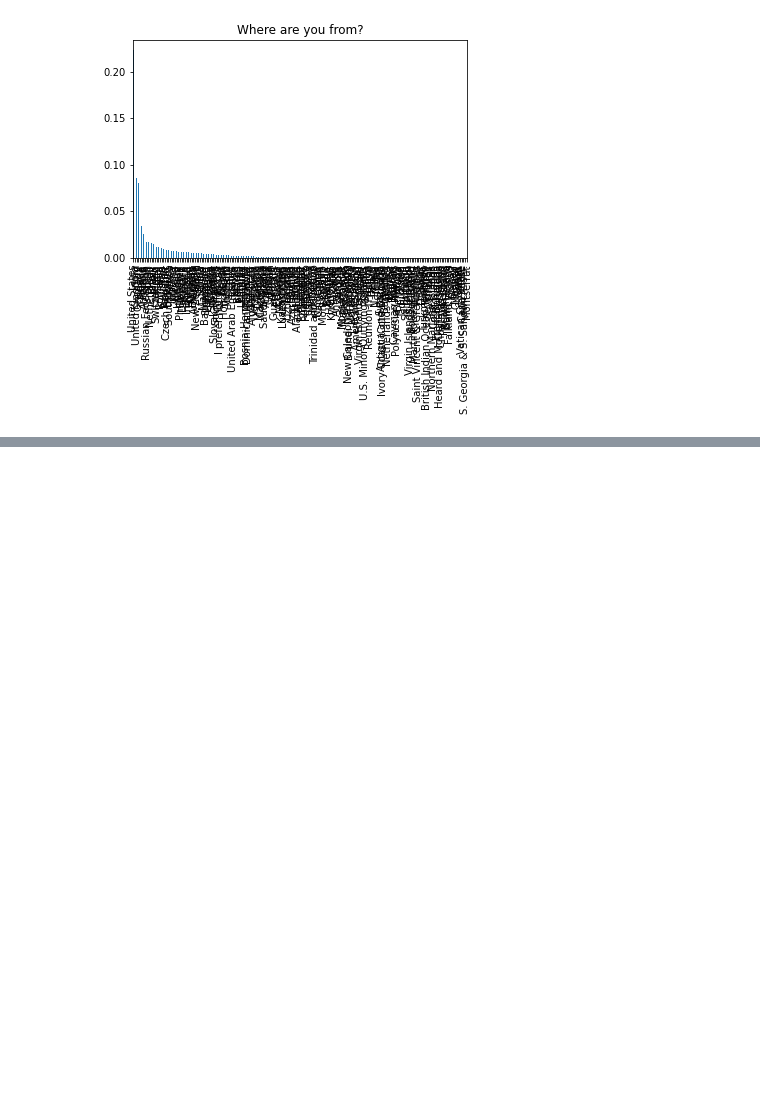
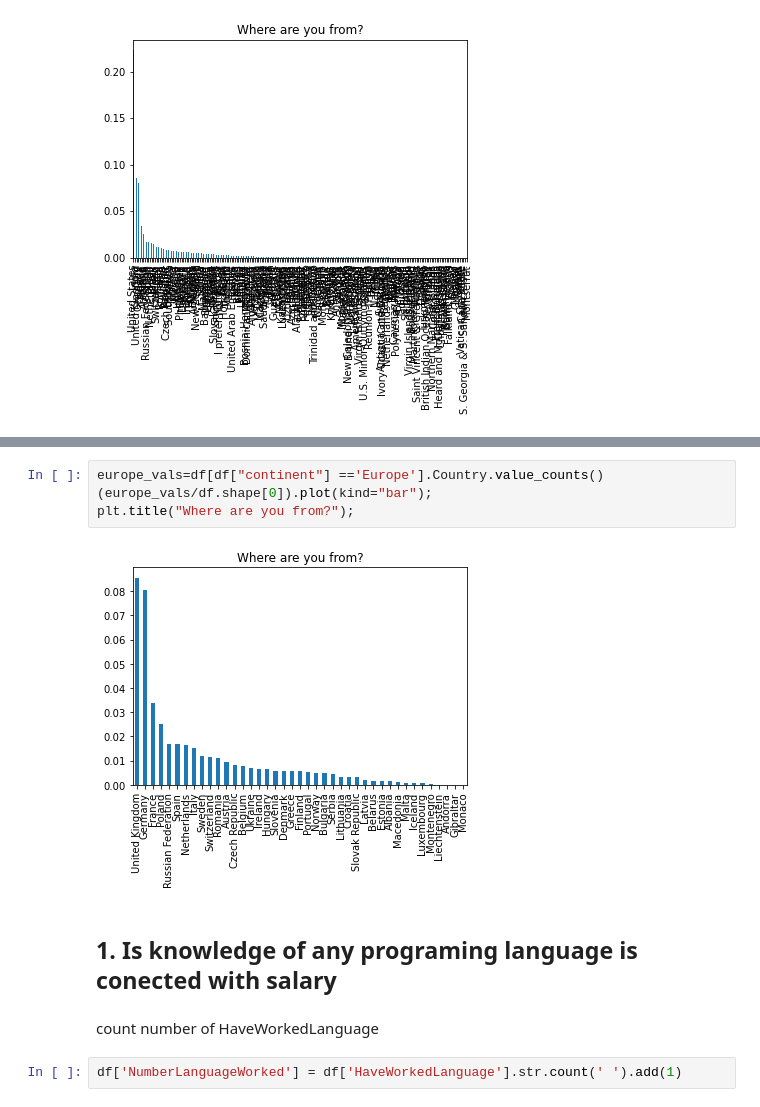
Before and after one commit to ewelinaLG/Udacity, a Jupyter notebook: Blog_post.ipynb, the cells around one changed output, grey strips where cells are left out. Drawn from its saved outputs; the diff is of its cells as text; blank space fills up the shorter version.

```diff
--- a/Blog_post.ipynb
+++ b/Blog_post.ipynb
@@ -37,0 +185,12 @@ plt.title("Where are you from?");
+# %%
+europe_vals=df[df["continent"] =='Europe'].Country.value_counts()
+(europe_vals/df.shape[0]).plot(kind="bar");
+plt.title("Where are you from?");
+# %% [output]
+[figure, added]
+# %% [markdown]
+## 1. Is knowledge of any programing language is conected with salary
+# %% [markdown]
+count number of HaveWorkedLanguage
+# %%
+df['NumberLanguageWorked'] = df['HaveWorkedLanguage'].str.count(' ').add(1)
```
Also changed, not shown: parts of 79 cells of this notebook.
